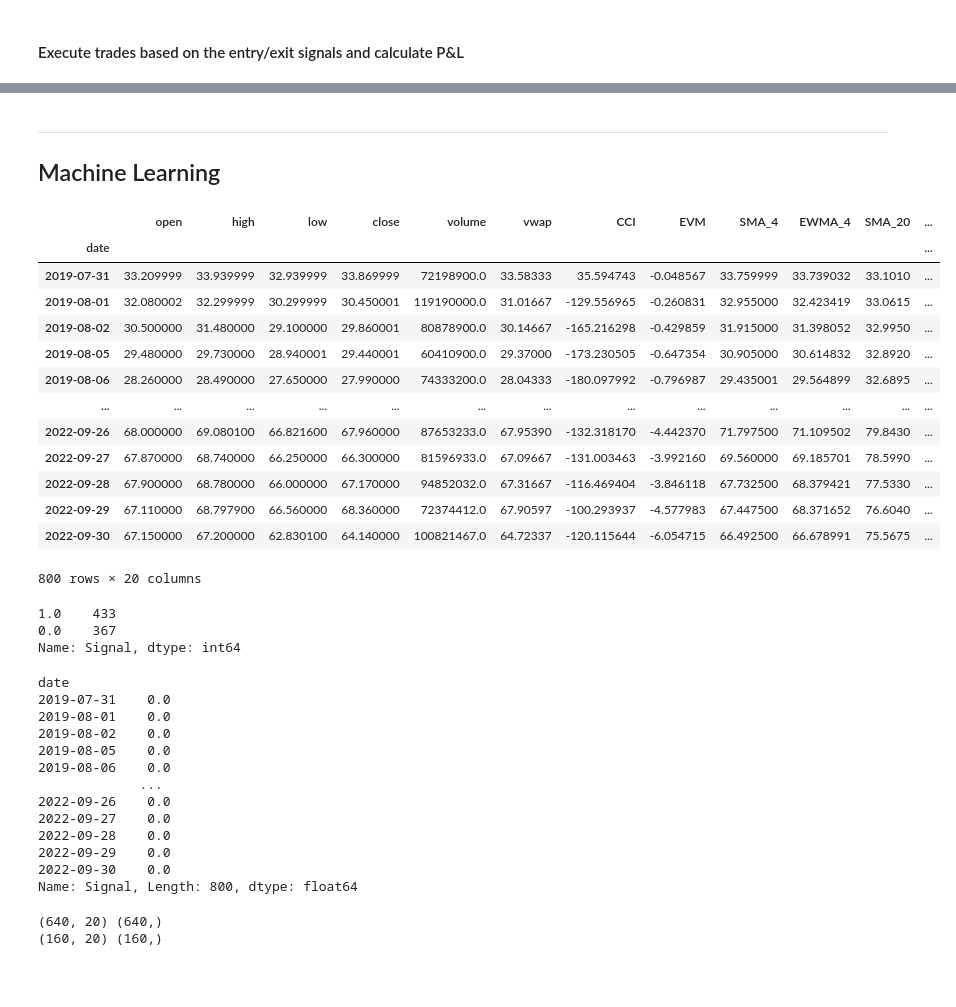
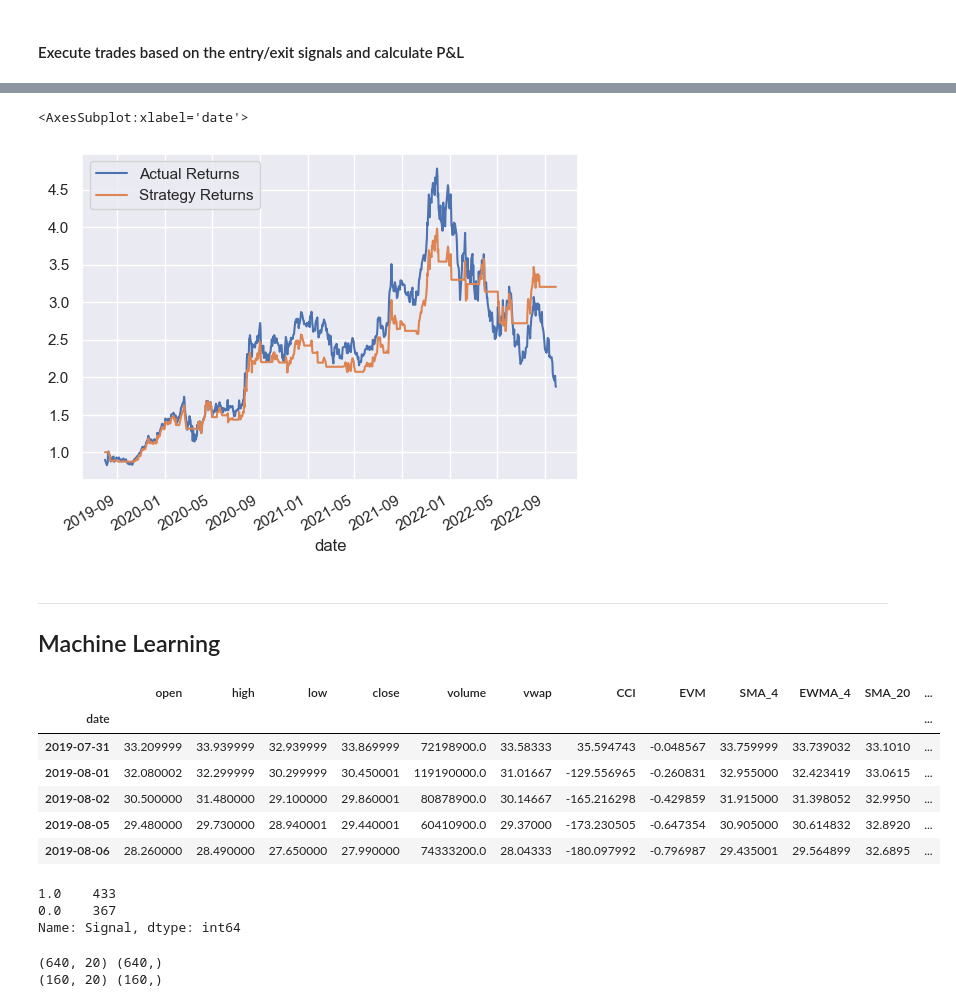
Before and after one commit to jamestan8292/Trading_Bot, a Jupyter notebook: main_ml_AMD.ipynb, the cells around one changed output, grey strips where cells are left out. Drawn from its saved outputs; the diff is of its cells as text; code cells hidden in the pictures; blank space fills up the shorter version.

```diff
--- a/main_ml_AMD.ipynb
+++ b/main_ml_AMD.ipynb
@@ -145,6 +119,0 @@ for periods in periods_list:
-# %%
-periods = 5
-N = data['close'].diff(periods)
-D = data['close'].shift(periods)
-roc = pd.Series(N/D,name='ROC')
-data = pd.concat([data, roc], axis=1)
@@ -153,6 +119,0 @@ data = pd.concat([data, roc], axis=1)
-# %%
-periods = 50
-MA = data.close.rolling(window=periods).mean()
-SD = data.close.rolling(window=periods).std()
-data['UpperBB'] = MA + (2 * SD)
-data['LowerBB'] = MA - (2 * SD)
@@ -161,4 +119,0 @@ data['LowerBB'] = MA - (2 * SD)
-# %%
-periods = 1
-FI = pd.Series(data['close'].diff(periods) * data['volume'], name = 'ForceIndex')
-data = data = pd.concat([data, FI], axis=1)
@@ -182,0 +120,10 @@ data
+# %%
+# Add technical indicators to dataframe
+data = ti.CCI(data, CCI_period) # Feature - CCI (Commodity Channel Index)
+data = ti.EVM(data, EVM_period) # Feature - EVM (Ease of Movement)
+data = ti.SMA_EWMA(data, SMA_EWMA_period_list) # Features - SMA (Simple Moving Average) & EWMA (Exponentially Weighted Moving Average)
+data = ti.ROC(data, ROC_period) # Feature - ROC (price Rate Of Change)
+data = ti.BBands(data, BBands_period) # Feature - Bolinger Bands
+data = ti.FI(data, FI_period) # Feature - Force Index
+data = data.dropna().astype('float')
+data
@@ -393,23 +382,22 @@ The trading algorithm resulted in a return on investment of 81.78%
+# %%
+(1 + data_bt[['Actual Returns', 'Strategy Returns']]).cumprod().plot()
+# %% [output]
+<AxesSubplot:xlabel='date'>
+[figure, added]
 # %% [markdown]
 ---
 ## Machine Learning
 # %%
 data_ml = data.shift().drop(columns=['Entry/Exit', 'trade_type', 'cost/proceeds']).dropna()
 X = data_ml.drop(columns=['Signal'])
-X
+y = data_ml['Signal']
+X.head()
 # %% [output]
 |  | open | high | low | close | volume | vwap | CCI | EVM | SMA_4 | EWMA_4 | SMA_20 | ... |
 | date |  |  |  |  |  |  |  |  |  |  |  | ... |
 | 2019-07-31 | 33.209999 | 33.939999 | 32.939999 | 33.869999 | 72198900.0 | 33.58333 | 35.594743 | -0.048567 | 33.759999 | 33.739032 | 33.1010 | ... |
 | 2019-08-01 | 32.080002 | 32.299999 | 30.299999 | 30.450001 | 119190000.0 | 31.01667 | -129.556965 | -0.260831 | 32.955000 | 32.423419 | 33.0615 | ... |
 | 2019-08-02 | 30.500000 | 31.480000 | 29.100000 | 29.860001 | 80878900.0 | 30.14667 | -165.216298 | -0.429859 | 31.915000 | 31.398052 | 32.9950 | ... |
 | 2019-08-05 | 29.480000 | 29.730000 | 28.940001 | 29.440001 | 60410900.0 | 29.37000 | -173.230505 | -0.647354 | 30.905000 | 30.614832 | 32.8920 | ... |
 | 2019-08-06 | 28.260000 | 28.490000 | 27.650000 | 27.990000 | 74333200.0 | 28.04333 | -180.097992 | -0.796987 | 29.435001 | 29.564899 | 32.6895 | ... |
-| ... | ... | ... | ... | ... | ... | ... | ... | ... | ... | ... | ... | ... |
-| 2022-09-26 | 68.000000 | 69.080100 | 66.821600 | 67.960000 | 87653233.0 | 67.95390 | -132.318170 | -4.442370 | 71.797500 | 71.109502 | 79.8430 | ... |
-| 2022-09-27 | 67.870000 | 68.740000 | 66.250000 | 66.300000 | 81596933.0 | 67.09667 | -131.003463 | -3.992160 | 69.560000 | 69.185701 | 78.5990 | ... |
-| 2022-09-28 | 67.900000 | 68.780000 | 66.000000 | 67.170000 | 94852032.0 | 67.31667 | -116.469404 | -3.846118 | 67.732500 | 68.379421 | 77.5330 | ... |
-| 2022-09-29 | 67.110000 | 68.797900 | 66.560000 | 68.360000 | 72374412.0 | 67.90597 | -100.293937 | -4.577983 | 67.447500 | 68.371652 | 76.6040 | ... |
-| 2022-09-30 | 67.150000 | 67.200000 | 62.830100 | 64.140000 | 100821467.0 | 64.72337 | -120.115644 | -6.054715 | 66.492500 | 66.678991 | 75.5675 | ... |
-800 rows × 20 columns
 # %%
@@ -420,22 +407,6 @@ y.value_counts()
 1.0    433
 0.0    367
 Name: Signal, dtype: int64
-# %%
-y
-# %% [output]
-date
-2019-07-31    0.0
-2019-08-01    0.0
-2019-08-02    0.0
-2019-08-05    0.0
-2019-08-06    0.0
-             ...
-2022-09-26    0.0
-2022-09-27    0.0
-2022-09-28    0.0
-2022-09-29    0.0
-2022-09-30    0.0
-Name: Signal, Length: 800, dtype: float64
 # %%
 # Split train - test data
 split_ratio=0.8
```
Also changed, not shown: parts of 43 cells of this notebook, 10 other files.
